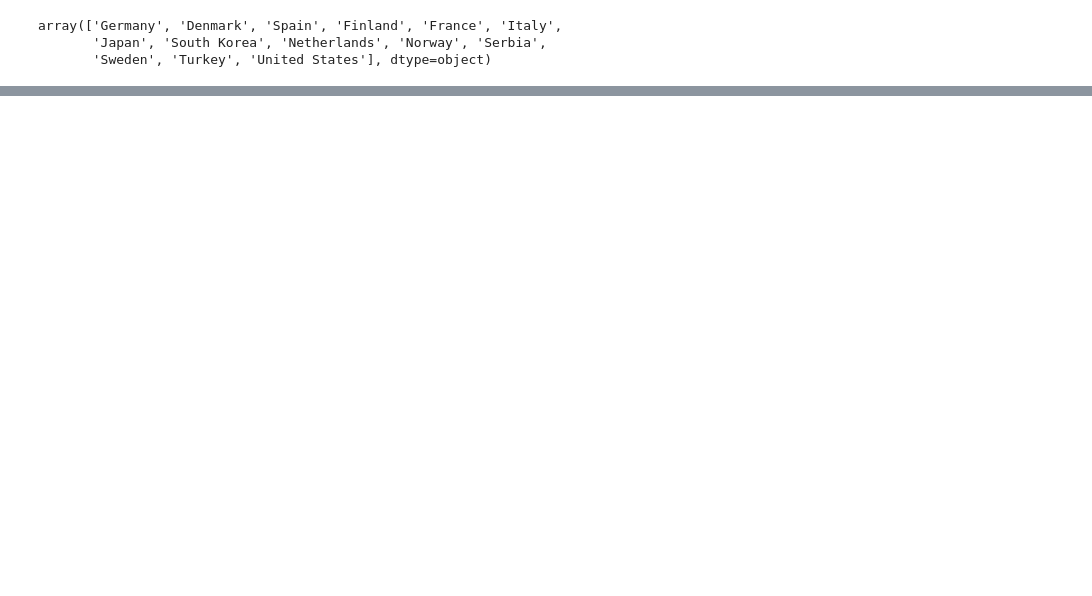
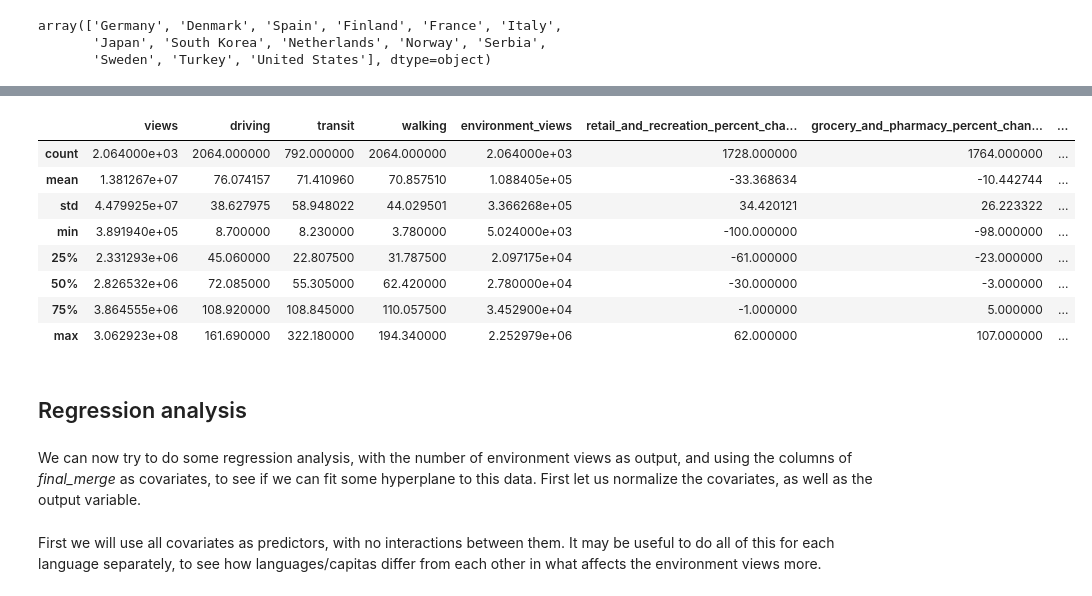
Before and after one commit to epfl-ada/ada-2022-project-wetried, a Jupyter notebook: Exploration corona.ipynb, the cells around one changed output, grey strips where cells are left out. Drawn from its saved outputs; the diff is of its cells as text; code cells hidden in the pictures; blank space fills up the shorter version.

Commit message:
Some regression analysis

```diff
--- a/Exploration corona.ipynb
+++ b/Exploration corona.ipynb
@@ -699,0 +749,16 @@ final_merge
+# %%
+final_merge.describe()
+# %% [output]
+|  | views | driving | transit | walking | environment_views | retail_and_recreation_percent_cha... | grocery_and_pharmacy_percent_chan... | ... |
+| count | 2.064000e+03 | 2064.000000 | 792.000000 | 2064.000000 | 2.064000e+03 | 1728.000000 | 1764.000000 | ... |
+| mean | 1.381267e+07 | 76.074157 | 71.410960 | 70.857510 | 1.088405e+05 | -33.368634 | -10.442744 | ... |
+| std | 4.479925e+07 | 38.627975 | 58.948022 | 44.029501 | 3.366268e+05 | 34.420121 | 26.223322 | ... |
+| min | 3.891940e+05 | 8.700000 | 8.230000 | 3.780000 | 5.024000e+03 | -100.000000 | -98.000000 | ... |
+| 25% | 2.331293e+06 | 45.060000 | 22.807500 | 31.787500 | 2.097175e+04 | -61.000000 | -23.000000 | ... |
+| 50% | 2.826532e+06 | 72.085000 | 55.305000 | 62.420000 | 2.780000e+04 | -30.000000 | -3.000000 | ... |
+| 75% | 3.864555e+06 | 108.920000 | 108.845000 | 110.057500 | 3.452900e+04 | -1.000000 | 5.000000 | ... |
+| max | 3.062923e+08 | 161.690000 | 322.180000 | 194.340000 | 2.252979e+06 | 62.000000 | 107.000000 | ... |
+# %% [markdown]
+## Regression analysis
+# %% [markdown]
+We can now try to do some regression analysis, with the number of environment views as output, and using the columns of *final_merge* as covariates, to see if we can fit some hyperplane to this data. First let us normalize the covariates, as well as the output variable.
@@ -699,0 +772,2 @@ final_merge
+# %% [markdown]
+First we will use all covariates as predictors, with no interactions between them. It may be useful to do all of this for each language separately, to see how languages/capitas differ from each other in what affects the environment views more.
```
Also changed, not shown: parts of 14 cells of this notebook.
